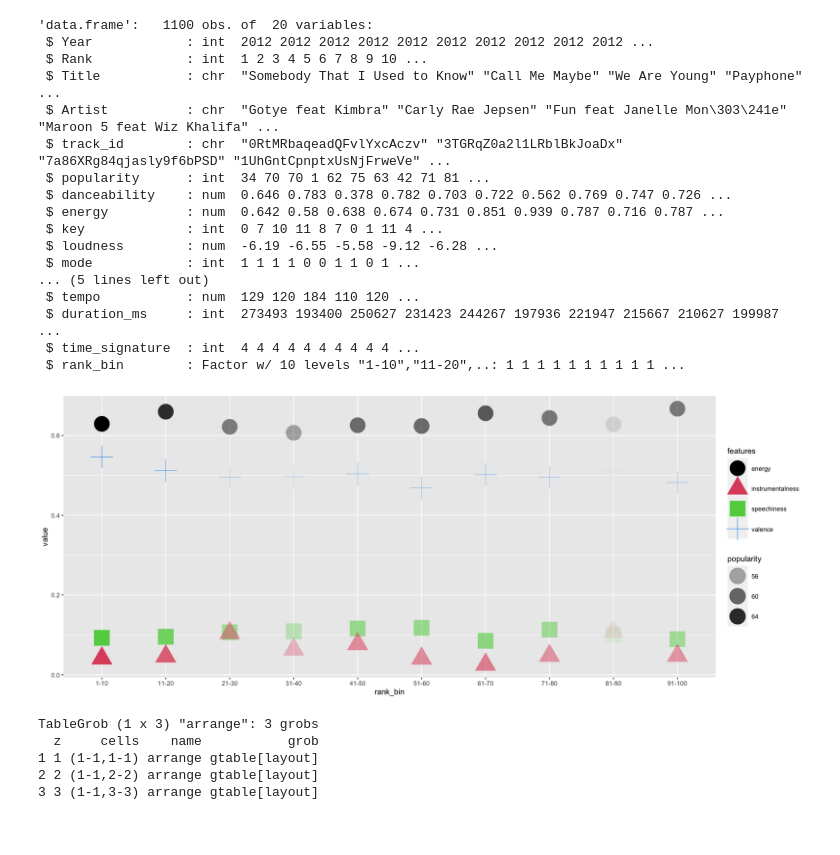
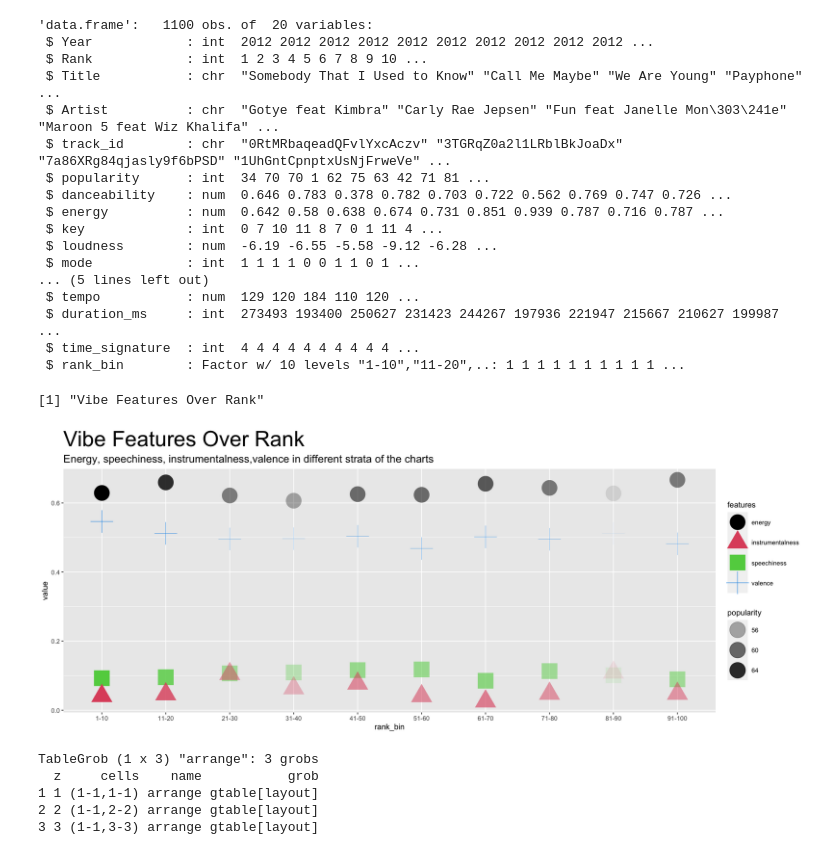
Before and after one commit to petitmi/StudyBird551-R, a Jupyter notebook: report/tracks_plot.ipynb, the cells around one changed output. Cells and saved outputs as stored; diff of their text form; code cells hidden in the pictures.

Commit message:
add title to tracks plots

```diff
--- a/report/tracks_plot.ipynb
+++ b/report/tracks_plot.ipynb
@@ -16,6 +25,7 @@ c( "Musical Features Interaction",  "Musical key, mode occurences"))
 start_year <- 2012; end_year<-2022
 hits_c <- hits[(start_year <= hits$Year) & (hits$Year <= end_year),]
 str(hits_c)
+titleParams[[1]][1]
 # %% [output]
 'data.frame':   1100 obs. of  20 variables:
  $ Year            : int  2012 2012 2012 2012 2012 2012 2012 2012 2012 2012 ...
@@ -34,6 +44,7 @@ str(hits_c)
  $ duration_ms     : int  273493 193400 250627 231423 244267 197936 221947 215667 210627 199987 ...
  $ time_signature  : int  4 4 4 4 4 4 4 4 4 4 ...
  $ rank_bin        : Factor w/ 10 levels "1-10","11-20",..: 1 1 1 1 1 1 1 1 1 1 ...
+[1] "Vibe Features Over Rank"
 # %%
 options(repr.plot.width=15, repr.plot.height=6)
 hits$Year <- factor(hits$Year)
@@ -42,30 +53,32 @@ hits$mode <- factor(hits$mode)
 # %%
 # Chart
 options(repr.plot.width=15, repr.plot.height=6)
 hits_c_bin <- hits_c %>% group_by(rank_bin) %>%
 summarise(popularity=mean(popularity),energy=mean(energy),speechiness=mean(speechiness),instrumentalness=mean(instrumentalness),valence=mean(valence)) %>%
 select(c('rank_bin','popularity','energy','speechiness','instrumentalness','valence'))
 
 # # # stack those features
 # # hits_c_bin_st <- hits_c_bin[,!(names(hits_c_bin) %in% c('energy','speechiness','instrumentalness','valence'))] %>%
 # # cbind(stack(hits_c_bin[c('energy','speechiness','instrumentalness','valence')])) %>%
 # # rename(value=values, features=ind)
 hits_c_bin_st <- hits_c_bin %>%  gather(features, value, -c(rank_bin,popularity)) # another way to stack
 
 
 hits_c_bin_st %>%
   ggplot(aes(x=rank_bin,y=value)) + geom_point(aes(color = features,shape=features,alpha=popularity),size=10) +
-    scale_colour_manual(values=c("1", "2", "3", "4"))
+    scale_colour_manual(values=c("1", "2", "3", "4"))+
+    labs(title=titleParams[[1]][1], subtitle = titleParams[[1]][2])+
+    theme(plot.title = element_text(size=30),plot.subtitle=element_text(size=15))
 
 chart_describ <-
 "
  - The **energy** represents the intensity and activity;
  - The **speechness** detects the degree of presence spoken words;
  - The **instrumentalness** predicts whether a track contains no vocals;
  - The **valence** describing the musical positiveness.
  "
 # %% [output]
-[figure, old version]
+[figure, new version]
 # %%
 # Chart1
 require(gridExtra)
```
Also changed, not shown: parts of 1 cell of this notebook, 1 other file.
